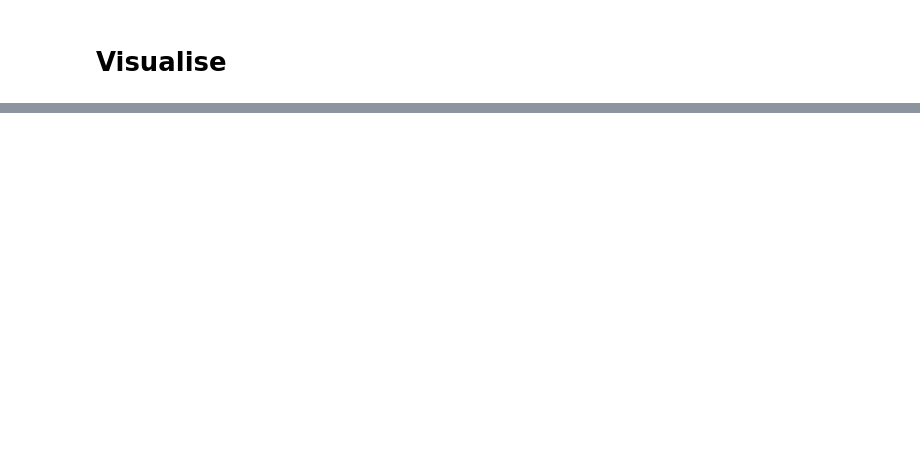
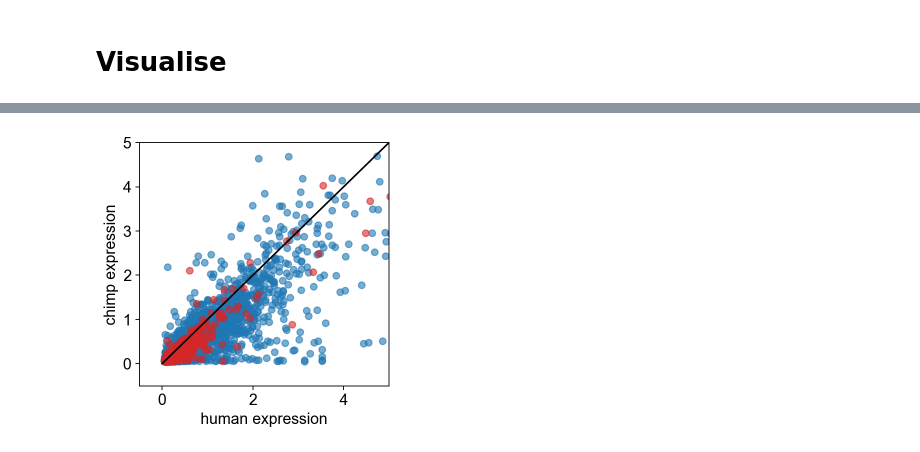
Before and after one commit to Claptar/spatialMPFC, a Jupyter notebook: Specie-specific genes/ANCOVA/ANCOVA2.ipynb, the cells around one changed output, grey strips where cells are left out. Cells and saved outputs as stored; diff of their text form; code cells hidden in the pictures; blank space fills up the shorter version.

```diff
--- a/Specie-specific genes/ANCOVA/ANCOVA2.ipynb
+++ b/Specie-specific genes/ANCOVA/ANCOVA2.ipynb
@@ -292,3 +329,28 @@ with open("results/ancova_perm_res.pkl", "rb") as file:
+# %%
+res_df = ancova_results['human-chimp']
+low_pv_genes = res_df[res_df['p-value'] > 0.9].index
+# %%
+genes = res_df.index.difference(low_pv_genes)
+human_expr = adata_pb[adata_pb.obs.condition == 'human', genes].X.mean(axis=0)
+chimp_expr = adata_pb[adata_pb.obs.condition == 'chimp', genes].X.mean(axis=0)
+
+plt.scatter(human_expr, chimp_expr, c='tab:blue', marker='o', alpha=0.6)
+
+genes = low_pv_genes
+human_expr = adata_pb[adata_pb.obs.condition == 'human', genes].X.mean(axis=0)
+chimp_expr = adata_pb[adata_pb.obs.condition == 'chimp', genes].X.mean(axis=0)
+
+plt.scatter(human_expr, chimp_expr, c='tab:red', marker='o', alpha=0.6)
+
+plt.plot([0, 80], [0, 80], 'black')
+plt.xlabel('human expression')
+plt.ylabel('chimp expression')
+plt.grid(False)
+plt.xlim(-0.5, 5)
+plt.ylim(-0.5, 5)
+plt.show()
+# %% [output]
+[figure, added]
 # %%
 sign_genes = {key:value[value['p-value'] < 0.05].index for key, value in res_dict.items()}
 sign_genes
```
Also changed, not shown: parts of 13 cells of this notebook, 3 other files.
